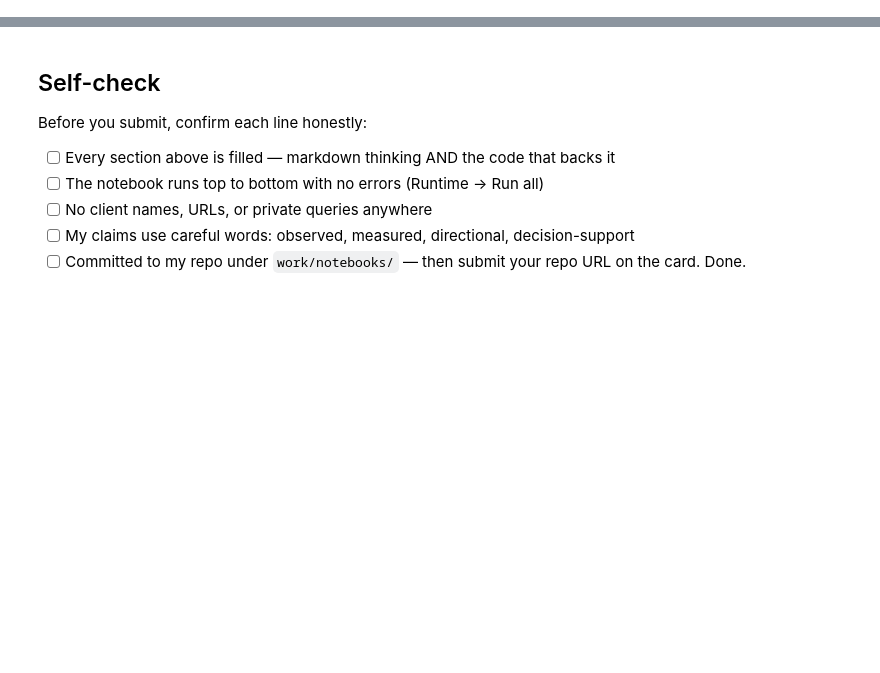
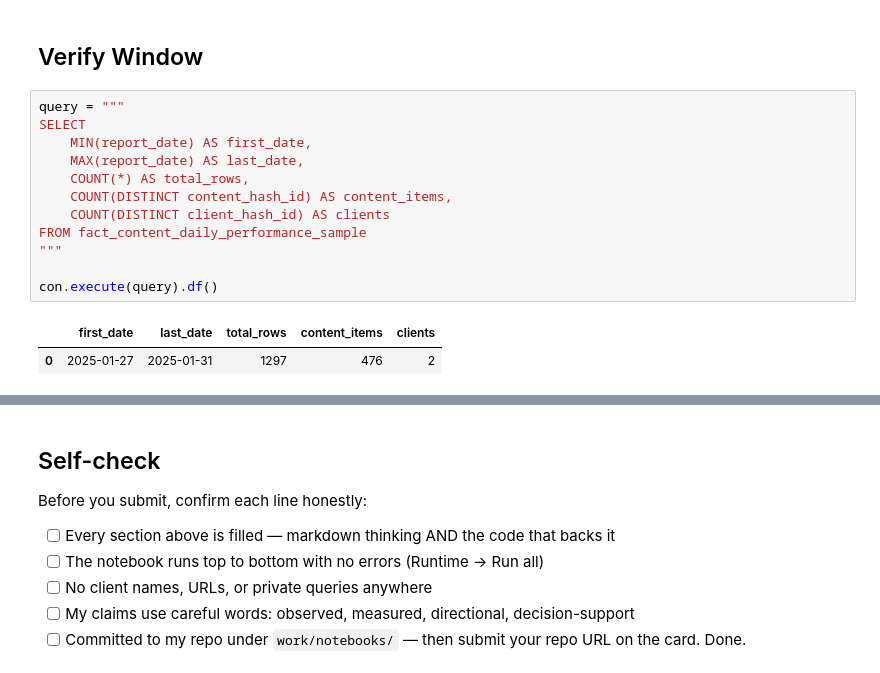
Before and after one commit to MeerMusabih/FlyRank-AI-Internship, a Jupyter notebook: work/notebooks/w03_data_contract.ipynb, the cells around one changed output, grey strips where cells are left out. Saved outputs shown, nothing was run; the diff lists cells and outputs as text; blank space fills up the shorter version.

```diff
--- a/work/notebooks/w03_data_contract.ipynb
+++ b/work/notebooks/w03_data_contract.ipynb
@@ -16,0 +44,17 @@ This skeleton is yours to fill. Work the sections **in order** — each one has
+# %% [markdown]
+## Verify Window
+# %%
+query = """
+SELECT
+    MIN(report_date) AS first_date,
+    MAX(report_date) AS last_date,
+    COUNT(*) AS total_rows,
+    COUNT(DISTINCT content_hash_id) AS content_items,
+    COUNT(DISTINCT client_hash_id) AS clients
+FROM fact_content_daily_performance_sample
+"""
+
+con.execute(query).df()
+# %% [output]
+|  | first_date | last_date | total_rows | content_items | clients |
+| 0 | 2025-01-27 | 2025-01-31 | 1297 | 476 | 2 |
```
Also changed, not shown: parts of 16 cells of this notebook.
